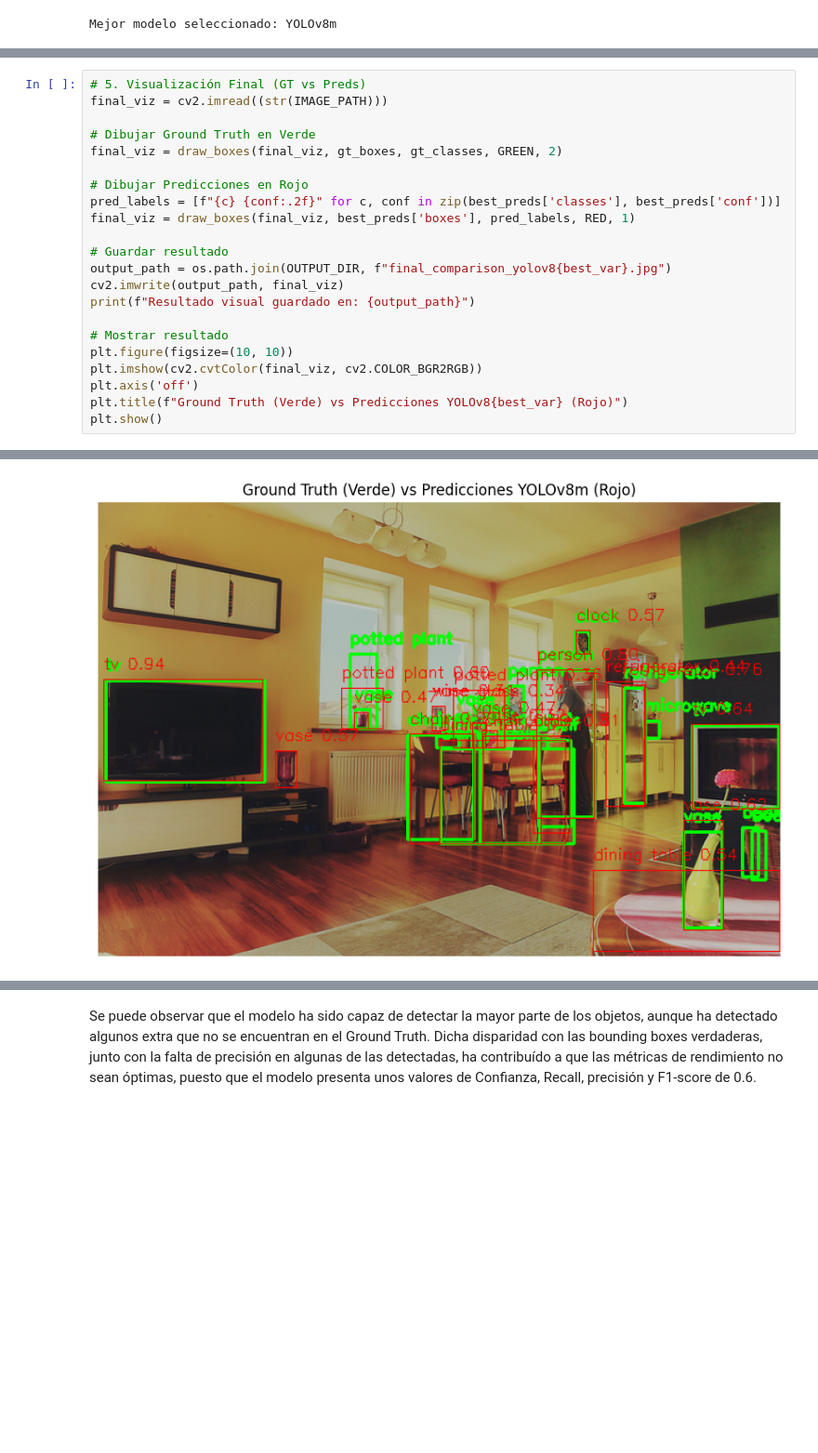
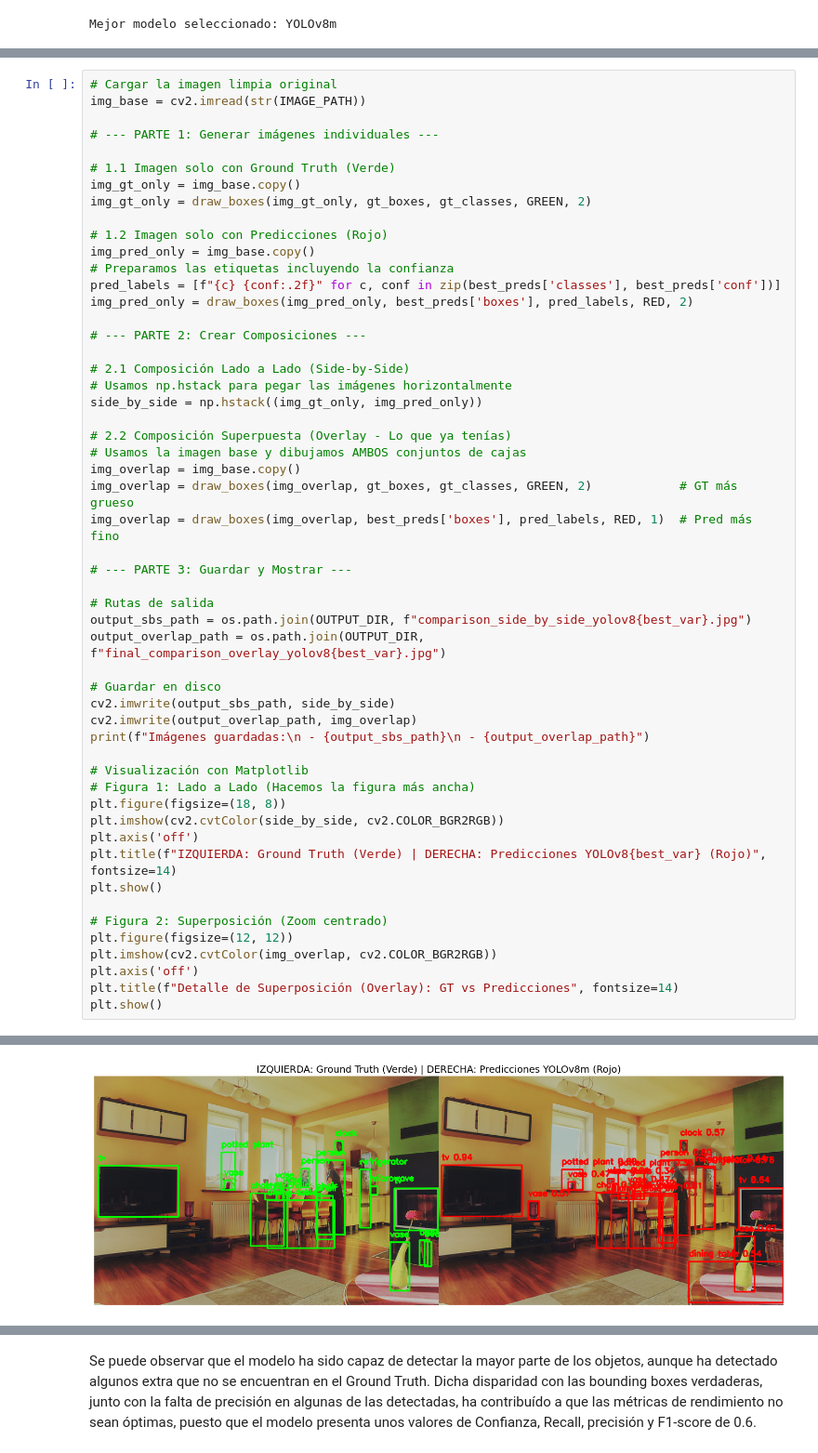
Before and after one commit to carlosgg0/practicas-aprendizaje, a Jupyter notebook: profundo/tutorial-1.ipynb, the cells around one changed output, grey strips where cells are left out. Shown at 93% size. Saved outputs shown, nothing was run; the diff lists cells and outputs as text; blank space fills up the shorter version.

Commit message:
Side by side comparison added to tutorial, and mardowns added everywere

```diff
--- a/profundo/tutorial-1.ipynb
+++ b/profundo/tutorial-1.ipynb
@@ -189,23 +201,54 @@ Por último, se presenta una comparación entre las bounding boxes del Ground Tr
 # %%
-# 5. Visualización Final (GT vs Preds)
-final_viz = cv2.imread((str(IMAGE_PATH)))
+# Cargar la imagen limpia original
+img_base = cv2.imread(str(IMAGE_PATH))
 
-# Dibujar Ground Truth en Verde
-final_viz = draw_boxes(final_viz, gt_boxes, gt_classes, GREEN, 2)
+# --- PARTE 1: Generar imágenes individuales ---
 
-# Dibujar Predicciones en Rojo
+# 1.1 Imagen solo con Ground Truth (Verde)
+img_gt_only = img_base.copy()
+img_gt_only = draw_boxes(img_gt_only, gt_boxes, gt_classes, GREEN, 2)
+
+# 1.2 Imagen solo con Predicciones (Rojo)
+img_pred_only = img_base.copy()
+# Preparamos las etiquetas incluyendo la confianza
 pred_labels = [f"{c} {conf:.2f}" for c, conf in zip(best_preds['classes'], best_preds['conf'])]
-final_viz = draw_boxes(final_viz, best_preds['boxes'], pred_labels, RED, 1)
+img_pred_only = draw_boxes(img_pred_only, best_preds['boxes'], pred_labels, RED, 2)
 
-# Guardar resultado
-output_path = os.path.join(OUTPUT_DIR, f"final_comparison_yolov8{best_var}.jpg")
-cv2.imwrite(output_path, final_viz)
-print(f"Resultado visual guardado en: {output_path}")
+# --- PARTE 2: Crear Composiciones ---
 
-# Mostrar resultado
-plt.figure(figsize=(10, 10))
-plt.imshow(cv2.cvtColor(final_viz, cv2.COLOR_BGR2RGB))
+# 2.1 Composición Lado a Lado (Side-by-Side)
+# Usamos np.hstack para pegar las imágenes horizontalmente
+side_by_side = np.hstack((img_gt_only, img_pred_only))
+
+# 2.2 Composición Superpuesta (Overlay - Lo que ya tenías)
+# Usamos la imagen base y dibujamos AMBOS conjuntos de cajas
+img_overlap = img_base.copy()
+img_overlap = draw_boxes(img_overlap, gt_boxes, gt_classes, GREEN, 2)            # GT más grueso
+img_overlap = draw_boxes(img_overlap, best_preds['boxes'], pred_labels, RED, 1)  # Pred más fino
+
+# --- PARTE 3: Guardar y Mostrar ---
+
+# Rutas de salida
+output_sbs_path = os.path.join(OUTPUT_DIR, f"comparison_side_by_side_yolov8{best_var}.jpg")
+output_overlap_path = os.path.join(OUTPUT_DIR, f"final_comparison_overlay_yolov8{best_var}.jpg")
+
+# Guardar en disco
+cv2.imwrite(output_sbs_path, side_by_side)
+cv2.imwrite(output_overlap_path, img_overlap)
+print(f"Imágenes guardadas:\n - {output_sbs_path}\n - {output_overlap_path}")
+
+# Visualización con Matplotlib
+# Figura 1: Lado a Lado (Hacemos la figura más ancha)
+plt.figure(figsize=(18, 8))
+plt.imshow(cv2.cvtColor(side_by_side, cv2.COLOR_BGR2RGB))
 plt.axis('off')
-plt.title(f"Ground Truth (Verde) vs Predicciones YOLOv8{best_var} (Rojo)")
+plt.title(f"IZQUIERDA: Ground Truth (Verde) | DERECHA: Predicciones YOLOv8{best_var} (Rojo)", fontsize=14)
 plt.show()
+
+# Figura 2: Superposición (Zoom centrado)
+plt.figure(figsize=(12, 12))
+plt.imshow(cv2.cvtColor(img_overlap, cv2.COLOR_BGR2RGB))
+plt.axis('off')
+plt.title(f"Detalle de Superposición (Overlay): GT vs Predicciones", fontsize=14)
+plt.show()
 # %% [output]
@@ -213 +258 @@ Resultado visual guardado en: c:\Users\gonza\Desktop\universidad\Malaga\Tercero\
-[figure, old version]
+[figure, new version]
```
Also changed, not shown: parts of 4 cells of this notebook, 2 other files.
